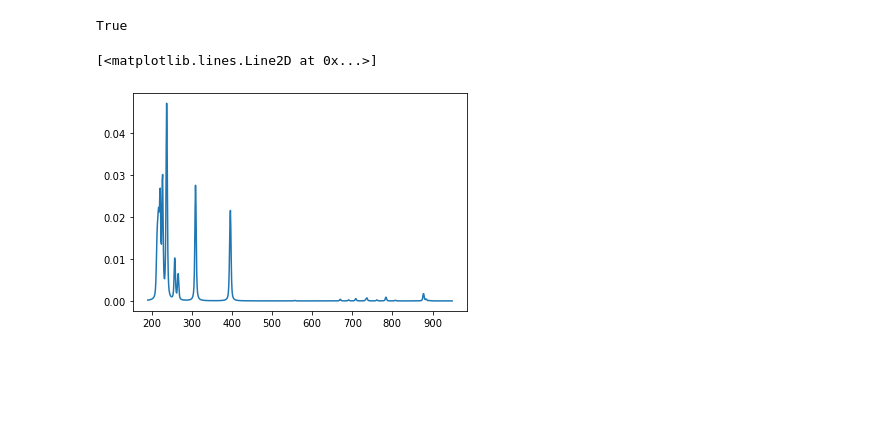
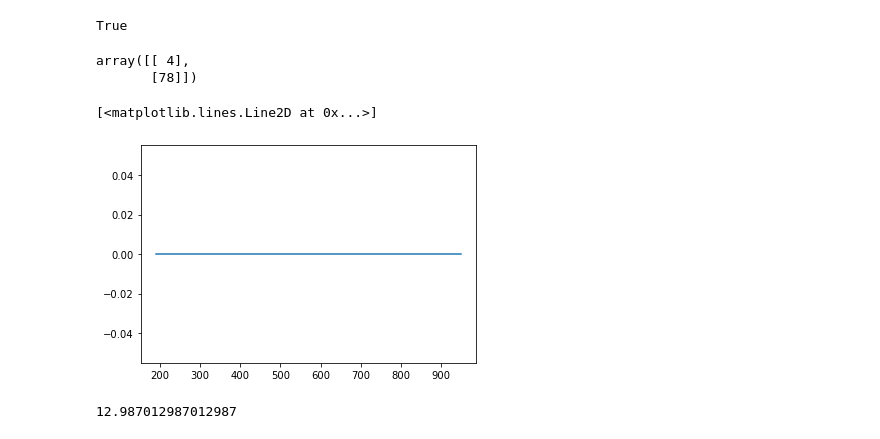
Before and after one commit to MWhitta/phaseMAP, a Jupyter notebook: util/make_spec.ipynb, the cells around one changed output. Saved outputs shown, nothing was run; the diff lists cells and outputs as text; code cells hidden in the pictures; blank space fills up the shorter version.

```diff
--- a/util/make_spec.ipynb
+++ b/util/make_spec.ipynb
@@ -87,12 +87,17 @@ True
 #May be smart to use cloud storage 4.*
 # for this, AWS S3 or GCP and read the data in from there for training model variants
 my_maker = spectrum_maker(77)
-fracs, wave, x_data, y_data = my_maker.batch_spectra(batch=10000, n_elem=1, n_delta=0, noise=False, snr=10**8)
+fracs, wave, x_data, y_data = my_maker.batch_spectra(batch=10000, n_elem=1, n_delta=0, noise=True, snr=10**np.random.randint(4,10,size=1))
+# %%
+np.argwhere(np.sum(y_data[2], axis=1))
+# %% [output]
+array([[ 4],
+       [78]])
 # %%
-plt.plot(wave, x_data[0])
+plt.plot(wave, y_data[5][5])
 # %% [output]
 [<matplotlib.lines.Line2D at 0x...>]
-[figure, old version]
+[figure, new version]
 # %%
 #persist sample data and provide code to reload elsewhere
 # better ways? https://stackoverflow.com/questions/20716812/saving-and-loading-multiple-objects-in-pickle-file
@@ -109,3 +114,7 @@ with open(datapath / 'training' / 'single_els_10k', 'wb') as f:
 #    wave = pickle.load(f)
 #    x_data = pickle.load(f)
 #    y_data = pickle.load(f)
+# %%
+1000/77
+# %% [output]
+12.987012987012987
```
Also changed, not shown: parts of 1 cell of this notebook, 2 other files.
